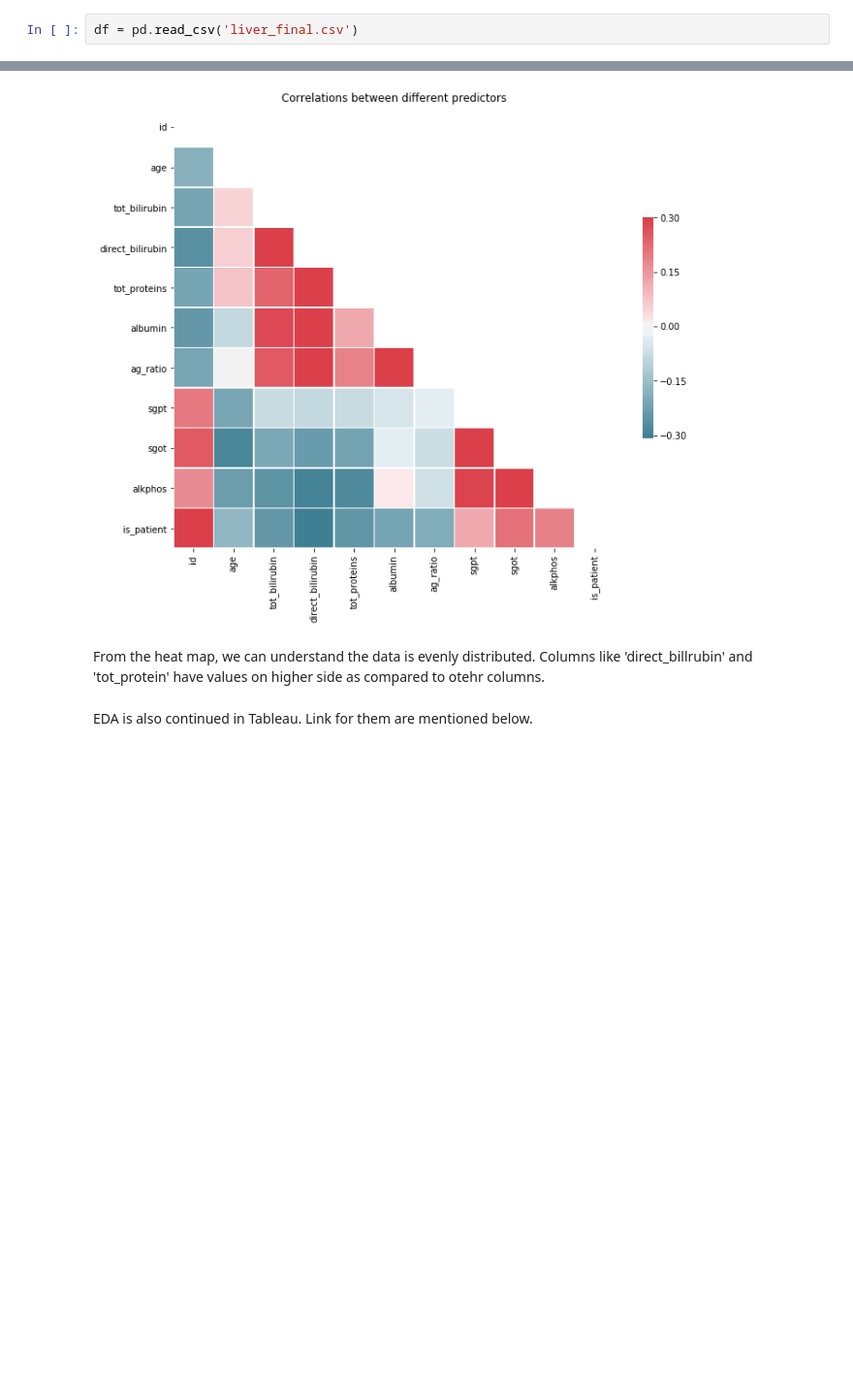
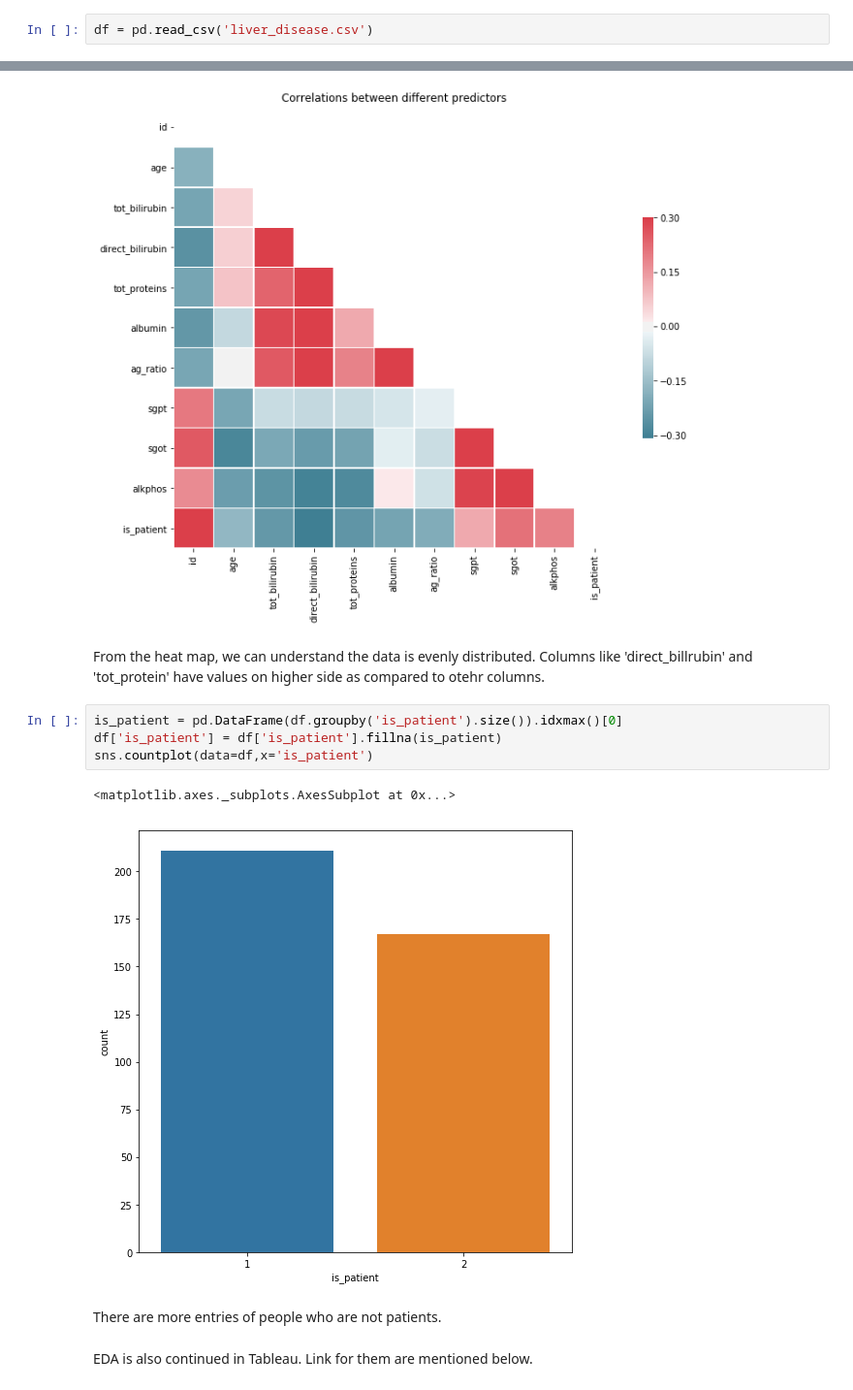
Before and after one commit to NortheasternUniversityADS/Final-Project, a Jupyter notebook: Liver Disease/EDA.ipynb, the cells around one changed output, grey strips where cells are left out. Shown: that part at 97% size. Cells and saved outputs as stored; diff of their text form; blank space fills up the shorter version.

```diff
--- a/Liver Disease/EDA.ipynb
+++ b/Liver Disease/EDA.ipynb
@@ -20,7 +20,7 @@ import seaborn as sns
 # %% [markdown]
 Importing csv file.
 # %%
-df = pd.read_csv('liver_final.csv')
+df = pd.read_csv('liver_disease.csv')
 # %%
 df.shape
 # %% [output]
@@ -107,6 +107,15 @@ plt.show()
 [figure]
 # %% [markdown]
 From the heat map, we can understand the data is evenly distributed. Columns like 'direct_billrubin' and 'tot_protein' have values on higher side as compared to otehr columns.
+# %%
+is_patient = pd.DataFrame(df.groupby('is_patient').size()).idxmax()[0]
+df['is_patient'] = df['is_patient'].fillna(is_patient)
+sns.countplot(data=df,x='is_patient')
+# %% [output]
+<matplotlib.axes._subplots.AxesSubplot at 0x...>
+[figure, added]
+# %% [markdown]
+There are more entries of people who are not patients.
 # %% [markdown]
 EDA is also continued in Tableau. Link for them are mentioned below.
 # %% [markdown]
```
Also changed, not shown: 1 other file.
